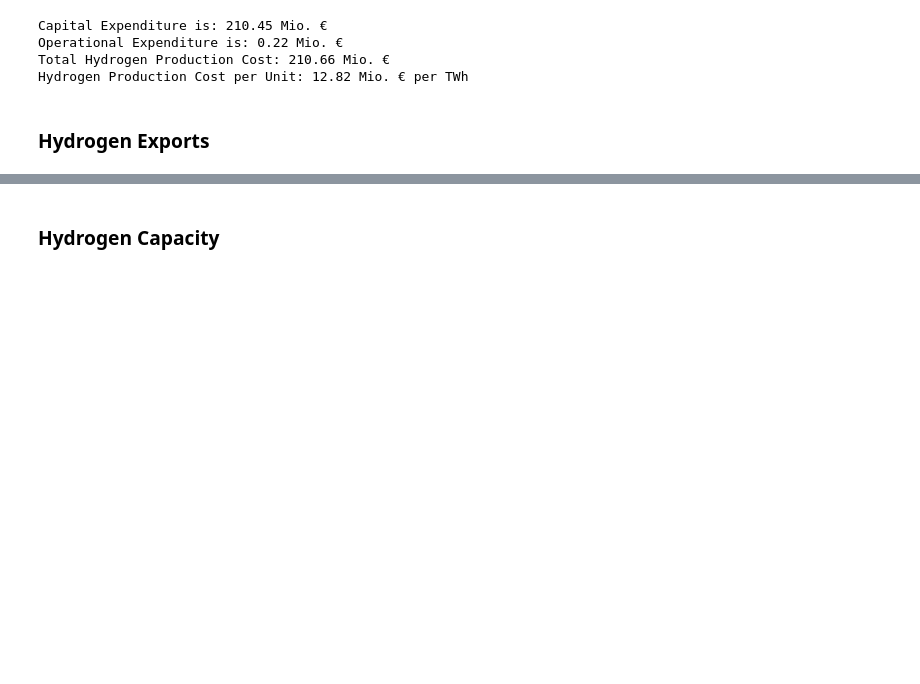
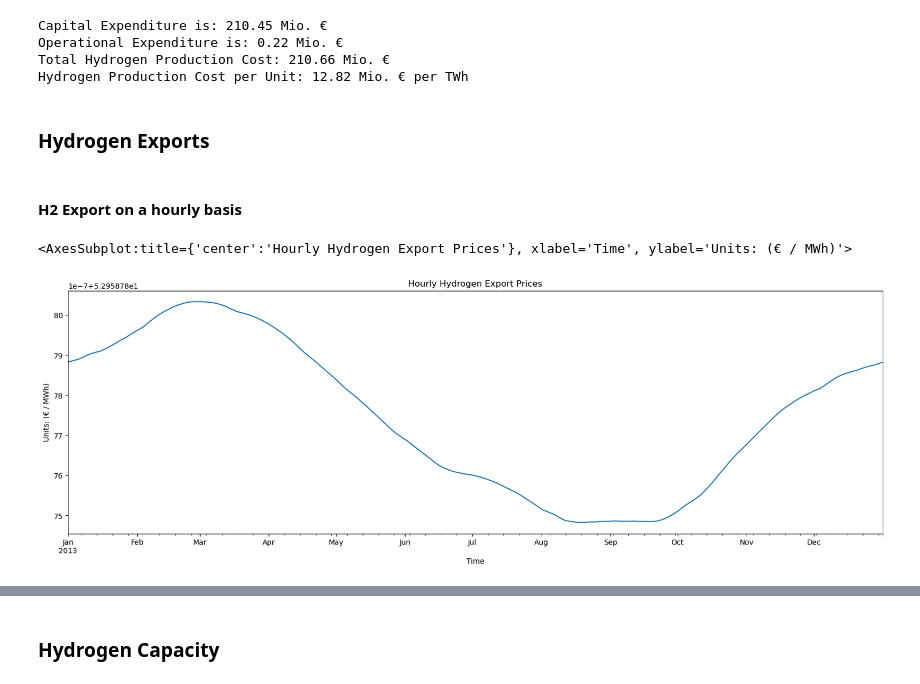
Before and after one commit to pypsa-meets-earth/documentation, a Jupyter notebook: notebooks/hydrogen_market.ipynb, the cells around one changed output, grey strips where cells are left out. Saved outputs shown, nothing was run; the diff lists cells and outputs as text; code cells hidden in the pictures; blank space fills up the shorter version.

Commit message:
Fix hydrogen export yearly and hourly

```diff
--- a/notebooks/hydrogen_market.ipynb
+++ b/notebooks/hydrogen_market.ipynb
@@ -90,3 +77,19 @@ Total Hydrogen Production Cost: 210.66 Mio. €
 Hydrogen Production Cost per Unit: 12.82 Mio. € per TWh
 # %% [markdown]
 ### Hydrogen Exports
+# %% [markdown]
+#### H2 Export on a hourly basis
+# %%
+# Hourly hydrogen export prices
+hydrogen_buses = n.buses[n.buses.index.str.contains("H2", case=False)]
+hydrogen_prices = n.buses_t.marginal_price[hydrogen_buses.index]
+hydrogen_export_prices = hydrogen_prices["H2 export bus"]
+hydrogen_export_prices.plot(
+    title="Hourly Hydrogen Export Prices",
+    xlabel="Time",
+    ylabel="Units: (€ / MWh)",
+    figsize=(20, 6)
+)
+# %% [output]
+<AxesSubplot:title={'center':'Hourly Hydrogen Export Prices'}, xlabel='Time', ylabel='Units: (€ / MWh)'>
+[figure, added]
```
Also changed, not shown: parts of 9 cells of this notebook.
